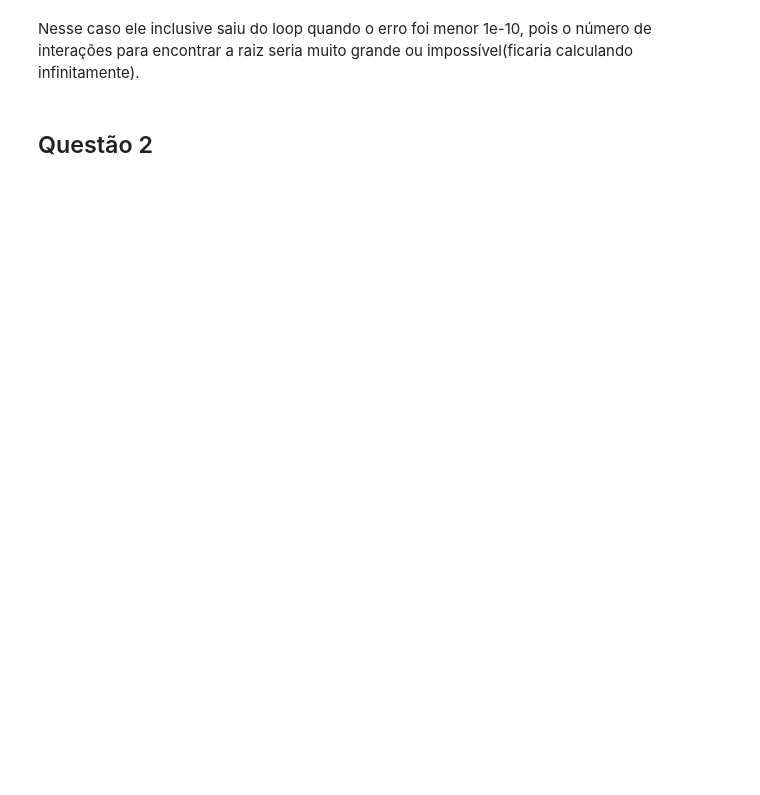
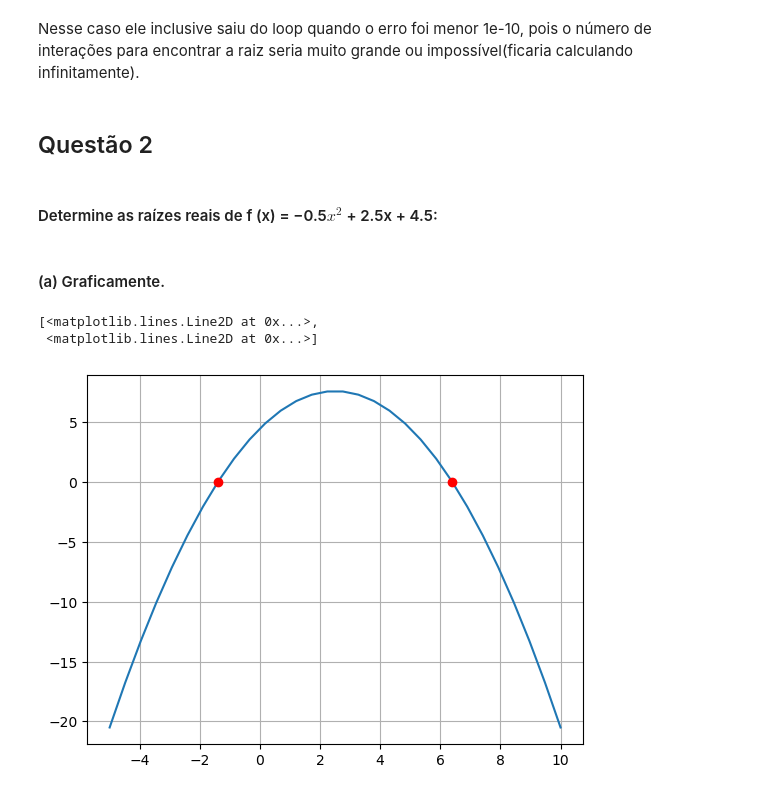
Before and after one commit to smalljooj/metodosNumericos, a Jupyter notebook: Ex2_Metodo_Bisseccao.ipynb, the cells around one changed output. Saved outputs shown, nothing was run; the diff lists cells and outputs as text; code cells hidden in the pictures; blank space fills up the shorter version.

```diff
--- a/Ex2_Metodo_Bisseccao.ipynb
+++ b/Ex2_Metodo_Bisseccao.ipynb
@@ -10,17 +10,23 @@ import matplotlib.pyplot as plt
 # %% [markdown]
 ### Criando a função da Bissecção
 # %%
-def bisseccao(f, a, b, e = 1e-10):
+def bisseccao(f, a, b, it = -1, r = 0,e = 1e-20):
     x = 0
     x_prev = a
     err = 1
+    i = 0
 
     if np.sign(f(a)) * np.sign(f(b)) != -1:
             return False
 
     while err > e:
+
+        if it != -1:
+            if it == i:
+                break
+
         x = (a + b) / 2
-        if f(x) == 0:
+        if f(x) == r:
             return x
         elif np.sign(f(a)) * np.sign(f(x)) == -1:
             b = x
@@ -28,6 +34,7 @@ def bisseccao(f, a, b, e = 1e-10):
             a = x
         err = np.abs((x - x_prev) / x)
         x_prev = x
+        i += 1
     return x
 # %% [markdown]
 A função recebe 4 parâmetros, sendo eles a função(f), o intervalo(a, b) e a tolerancia(e).
@@ -47,3 +54,18 @@ print(bisseccao(f, 1, -2))
 Nesse caso ele inclusive saiu do loop quando o erro foi menor 1e-10, pois o número de interações para encontrar a raiz seria muito grande ou impossível(ficaria calculando infinitamente).
 # %% [markdown]
 ## Questão 2
+# %% [markdown]
+####  Determine as raízes reais de f (x) = −0.5$x^2$ + 2.5x + 4.5:
+# %% [markdown]
+#### (a) Graficamente.
+# %%
+f = lambda x: -0.5*x**2 + 2.5*x + 4.5
+
+x = np.linspace(-5, 10, 30)
+
+plt.grid()
+plt.plot(x, f(x), [bisseccao(f, -1, -3), bisseccao(f, 6, 7)], [0,0], 'ro')
+# %% [output]
+[<matplotlib.lines.Line2D at 0x...>,
+ <matplotlib.lines.Line2D at 0x...>]
+[figure, added]
```
Also changed, not shown: parts of 27 cells of this notebook, 3 other files.
